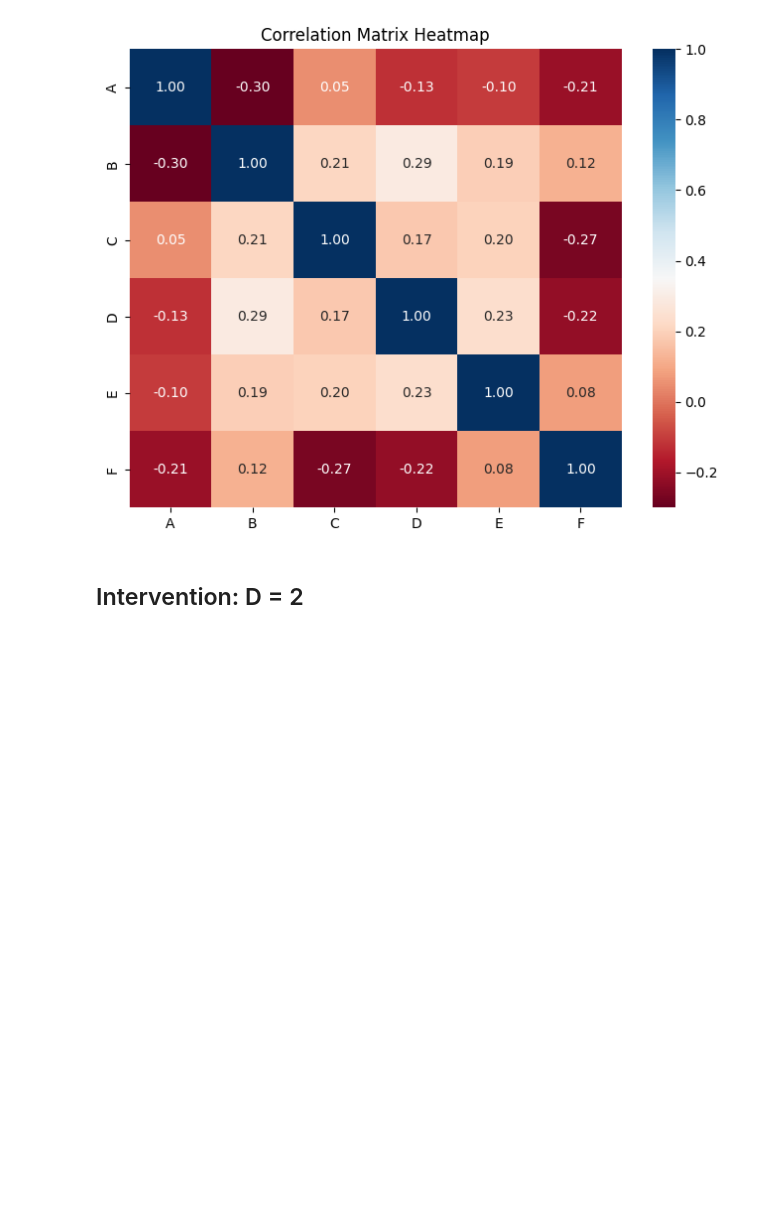
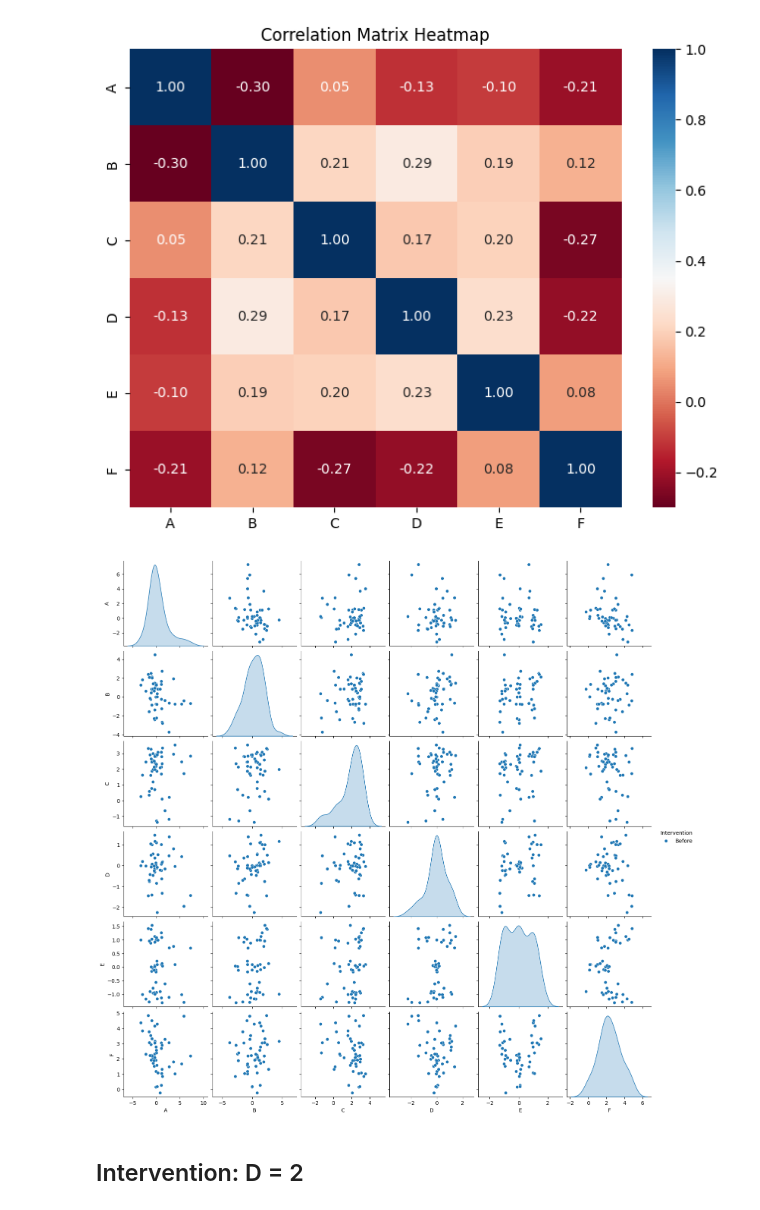
Before and after one commit to nicolaigarder/Miniproject_Causal-Inference, a Jupyter notebook: Causality_Miniproject.ipynb, the cells around one changed output. Cells and saved outputs as stored; diff of their text form; code cells hidden in the pictures; blank space fills up the shorter version.

```diff
--- a/Causality_Miniproject.ipynb
+++ b/Causality_Miniproject.ipynb
@@ -90,6 +83,20 @@ plt.title("Correlation Matrix Heatmap")
 plt.show()
 # %% [output]
 [figure]
+# %%
+# Select the first 10 rows from each dataset
+data_first10 = combined_data
+
+# Create a column to indicate the source of the data ("Before" or "After")
+data_first10["Intervention"] = "Before"
+
+# Create a pairplot with 'Intervention' as the hue to distinguish the two datasets
+sns.pairplot(data_first10, hue="Intervention")
+
+# Display the pairplot
+plt.show()
+# %% [output]
+[figure, added]
 # %% [markdown]
 ## Intervention: D = 2
 # %%
```
Also changed, not shown: parts of 6 cells of this notebook.
